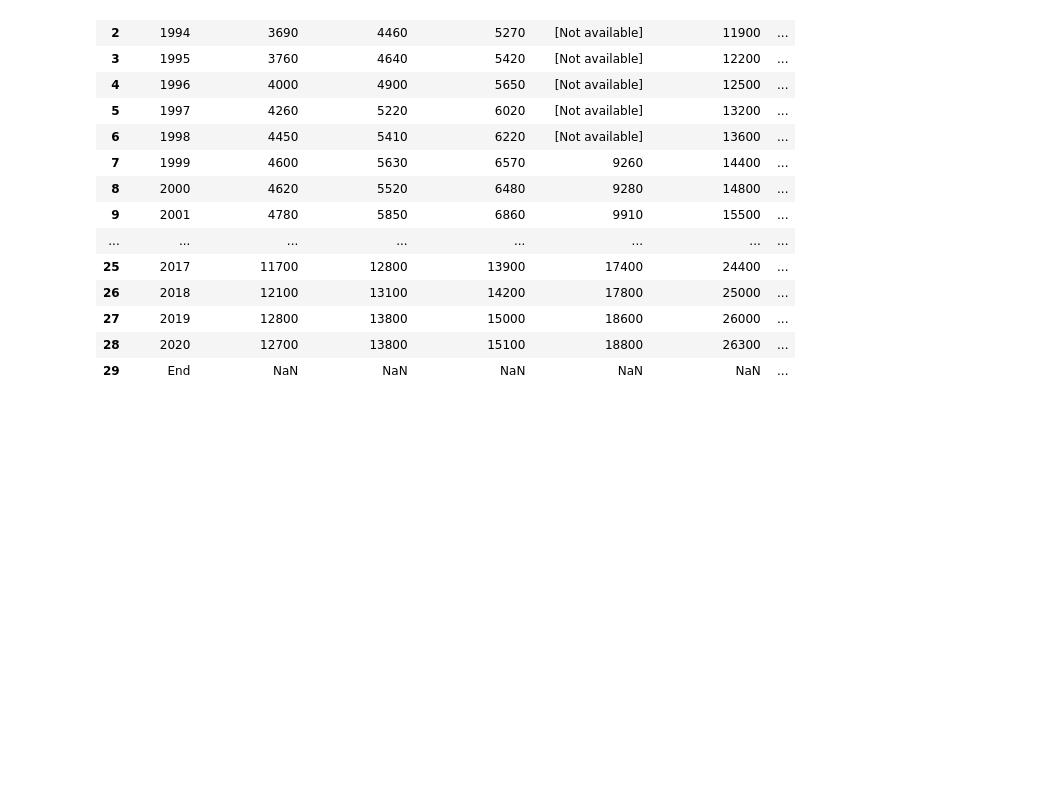
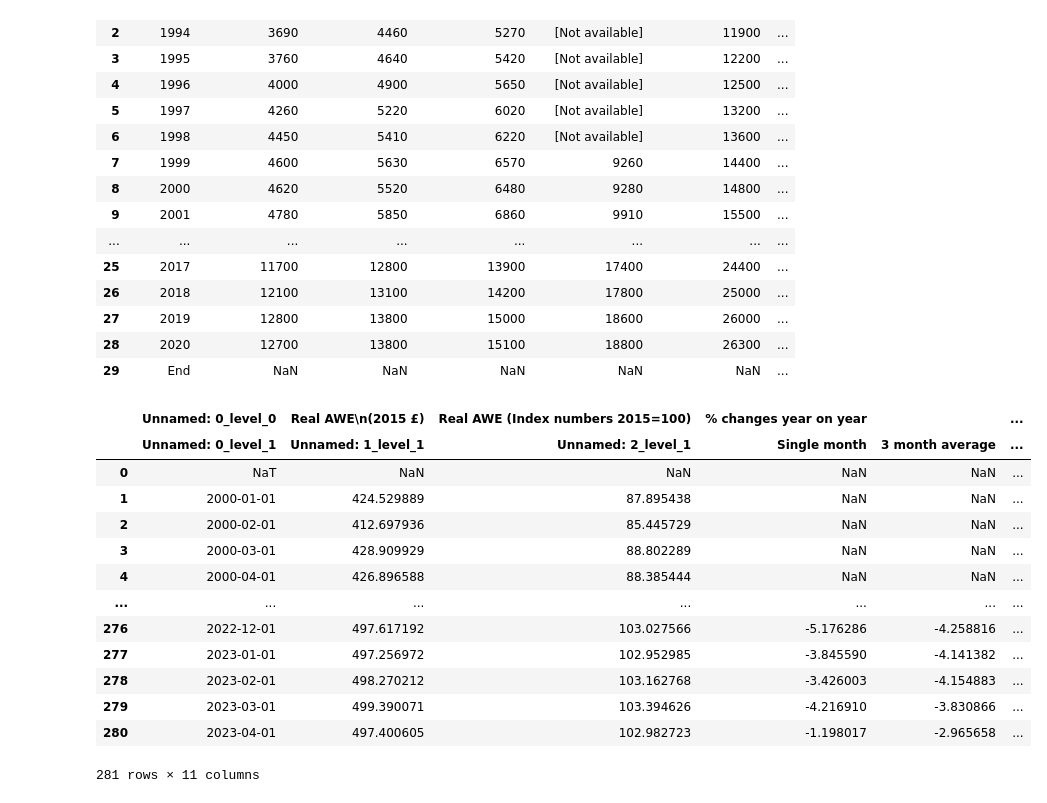
Before and after one commit to lawclaw/group25-project, a Jupyter notebook: notebooks/WeeklyEarningsUK.ipynb, the cells around one changed output. Drawn from its saved outputs; the diff is of its cells as text; code cells hidden in the pictures; blank space fills up the shorter version.

Commit message:
Added average weekly earnings

```diff
--- a/notebooks/WeeklyEarningsUK.ipynb
+++ b/notebooks/WeeklyEarningsUK.ipynb
@@ -47,3 +49,23 @@ incomes
 | 29 | End | NaN | NaN | NaN | NaN | NaN | ... |
 # %%
 incomes.to_excel('../data/processed/incomes.xlsx')
+# %%
+
+earnings = pd.read_excel('../data/realAverageWeeklyEarnings.xlsx', sheet_name='AWE Real_CPI', header=[5,6], nrows=282)
+
+earnings
+# %% [output]
+|  | Unnamed: 0_level_0 | Real AWE\n(2015 £) | Real AWE (Index numbers 2015=100) | % changes year on year |  | ... |
+|  | Unnamed: 0_level_1 | Unnamed: 1_level_1 | Unnamed: 2_level_1 | Single month | 3 month average | ... |
+| 0 | NaT | NaN | NaN | NaN | NaN | ... |
+| 1 | 2000-01-01 | 424.529889 | 87.895438 | NaN | NaN | ... |
+| 2 | 2000-02-01 | 412.697936 | 85.445729 | NaN | NaN | ... |
+| 3 | 2000-03-01 | 428.909929 | 88.802289 | NaN | NaN | ... |
+| 4 | 2000-04-01 | 426.896588 | 88.385444 | NaN | NaN | ... |
+| ... | ... | ... | ... | ... | ... | ... |
+| 276 | 2022-12-01 | 497.617192 | 103.027566 | -5.176286 | -4.258816 | ... |
+| 277 | 2023-01-01 | 497.256972 | 102.952985 | -3.845590 | -4.141382 | ... |
+| 278 | 2023-02-01 | 498.270212 | 103.162768 | -3.426003 | -4.154883 | ... |
+| 279 | 2023-03-01 | 499.390071 | 103.394626 | -4.216910 | -3.830866 | ... |
+| 280 | 2023-04-01 | 497.400605 | 102.982723 | -1.198017 | -2.965658 | ... |
+281 rows × 11 columns
```
Also changed, not shown: parts of 6 cells of this notebook, 8 other files.
